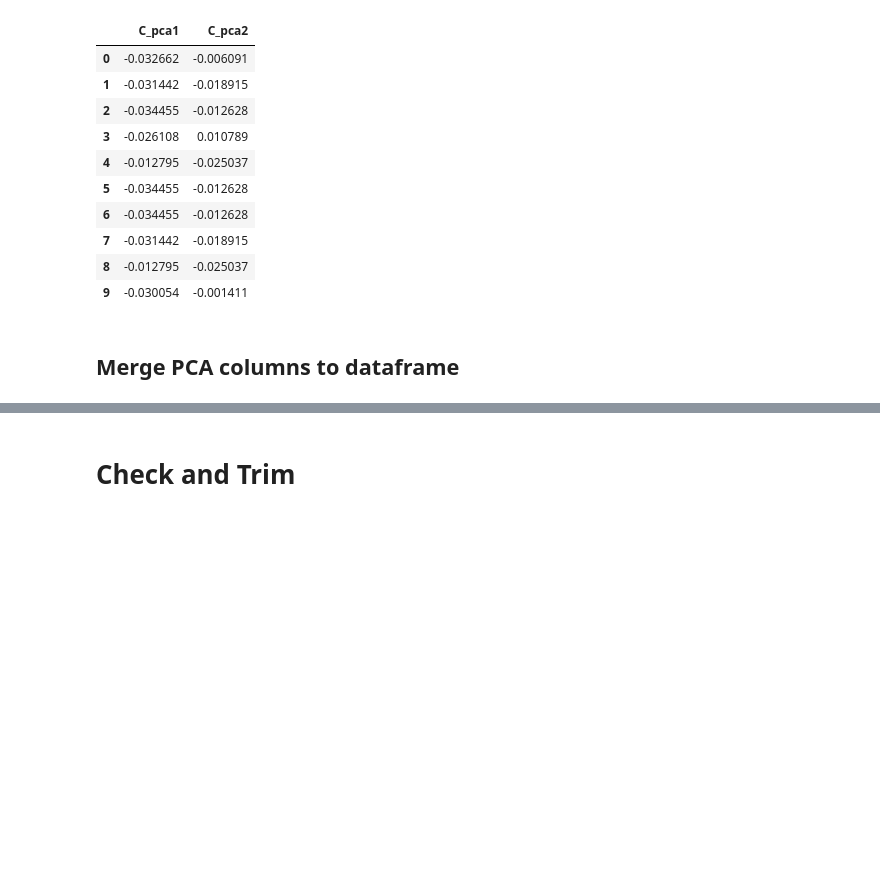
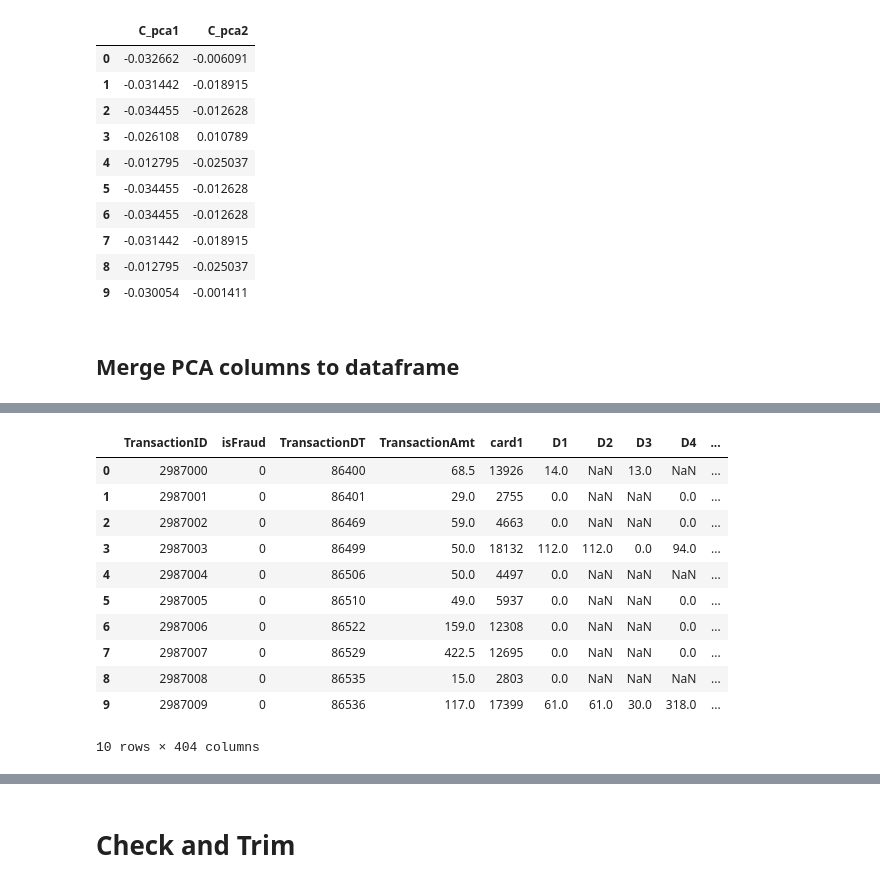
Before and after one commit to hw79chopin/Kaggle_Card_fraud_detection, a Jupyter notebook: esther_workspace/transaction_preproc.ipynb, the cells around one changed output, grey strips where cells are left out. Cells and saved outputs as stored; diff of their text form; code cells hidden in the pictures; blank space fills up the shorter version.

```diff
--- a/esther_workspace/transaction_preproc.ipynb
+++ b/esther_workspace/transaction_preproc.ipynb
@@ -171,8 +157,15 @@ Index(['TransactionID', 'isFraud', 'TransactionDT', 'TransactionAmt',
+# %%
+trns_train['card4_ran'] = trns_train['card4']
+temp = (trns_train['card4'].dropna().sample(trns_train['card4'].isnull().sum()))
+temp.index = trns_train[lambda x: x.card4.isnull()].index
+trns_train.loc[trns_train['card4'].isnull(), 'card4_ran'] = temp
+
+trns_train.drop('card4', axis = 1, inplace = True)
 # %% [markdown]
 # 2. ProductCD
 - dummy columns 생성.
 # %%
-trns_dum = pd.get_dummies(trns_train, columns = ['ProductCD'])
+trns_dum = pd.get_dummies(trns_train, columns = ['ProductCD', 'card4_ran'])
 # %% [markdown]
 # 3. card1
 - Nothing to do.
@@ -407,3 +400,6 @@ c_pca_df.head(10)
 | 9 | -0.030054 | -0.001411 |
 # %% [markdown]
 ## Merge PCA columns to dataframe
+# %%
+trns_dum['tmp'] = range(trns_dum.shape[0])
+trns_dum.head()
@@ -409,0 +414,3 @@ c_pca_df.head(10)
+# %%
+c_pca_df['tmp'] = range(c_pca_df.shape[0])
+c_pca_df.head()
@@ -410,7 +424,17 @@ c_pca_df.head(10)
 # %%
-trns_dum['tmp'] = 1
-c_pca_df['tmp'] = 1
-
 DF = trns_dum.merge(c_pca_df, on=['tmp'])
-DF.drop('tmp', axis=1)
+DF.drop('tmp', axis=1, inplace = True)
 DF.head(10)
+# %% [output]
+|  | TransactionID | isFraud | TransactionDT | TransactionAmt | card1 | D1 | D2 | D3 | D4 | ... |
+| 0 | 2987000 | 0 | 86400 | 68.5 | 13926 | 14.0 | NaN | 13.0 | NaN | ... |
+| 1 | 2987001 | 0 | 86401 | 29.0 | 2755 | 0.0 | NaN | NaN | 0.0 | ... |
+| 2 | 2987002 | 0 | 86469 | 59.0 | 4663 | 0.0 | NaN | NaN | 0.0 | ... |
+| 3 | 2987003 | 0 | 86499 | 50.0 | 18132 | 112.0 | 112.0 | 0.0 | 94.0 | ... |
+| 4 | 2987004 | 0 | 86506 | 50.0 | 4497 | 0.0 | NaN | NaN | NaN | ... |
+| 5 | 2987005 | 0 | 86510 | 49.0 | 5937 | 0.0 | NaN | NaN | 0.0 | ... |
+| 6 | 2987006 | 0 | 86522 | 159.0 | 12308 | 0.0 | NaN | NaN | 0.0 | ... |
+| 7 | 2987007 | 0 | 86529 | 422.5 | 12695 | 0.0 | NaN | NaN | 0.0 | ... |
+| 8 | 2987008 | 0 | 86535 | 15.0 | 2803 | 0.0 | NaN | NaN | NaN | ... |
+| 9 | 2987009 | 0 | 86536 | 117.0 | 17399 | 61.0 | 61.0 | 30.0 | 318.0 | ... |
+10 rows × 404 columns
```
Also changed, not shown: parts of 12 cells of this notebook, 6 other files.
